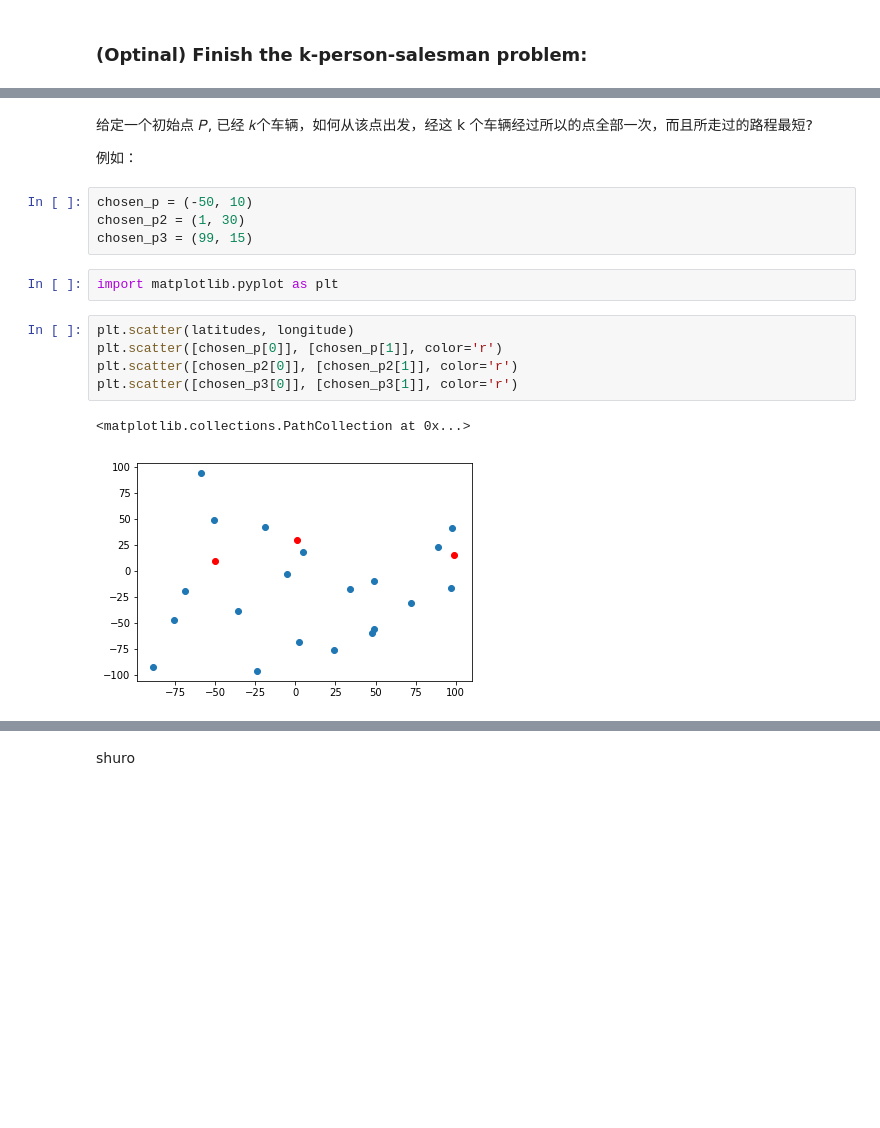
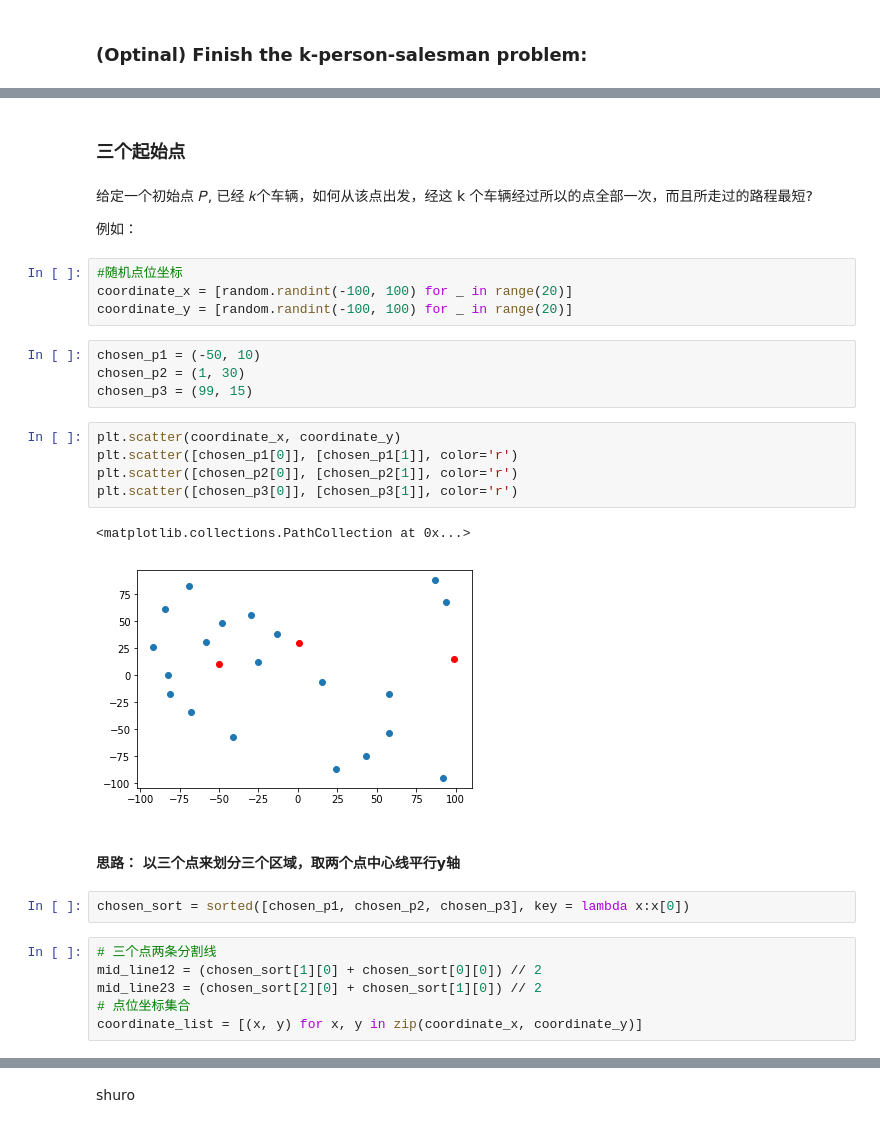
Before and after one commit to huangmgithub/NLP_Course, a Jupyter notebook: Lesson03/Assignment-03.ipynb, the cells around one changed output, grey strips where cells are left out. Cells and saved outputs as stored; diff of their text form; blank space fills up the shorter version.

```diff
--- a/Lesson03/Assignment-03.ipynb
+++ b/Lesson03/Assignment-03.ipynb
@@ -626,18 +812,32 @@ plt.scatter(latitudes, longitude)
+# %% [markdown]
+### 三个起始点
 # %% [markdown]
 给定一个初始点 𝑃, 已经 𝑘个车辆，如何从该点出发，经这 k 个车辆经过所以的点全部一次，而且所走过的路程最短?
 
 例如：
+# %%
+#随机点位坐标
+coordinate_x = [random.randint(-100, 100) for _ in range(20)]
+coordinate_y = [random.randint(-100, 100) for _ in range(20)]
 # %%
-chosen_p = (-50, 10)
+chosen_p1 = (-50, 10)
 chosen_p2 = (1, 30)
 chosen_p3 = (99, 15)
-# %%
-import matplotlib.pyplot as plt
 # %%
-plt.scatter(latitudes, longitude)
-plt.scatter([chosen_p[0]], [chosen_p[1]], color='r')
+plt.scatter(coordinate_x, coordinate_y)
+plt.scatter([chosen_p1[0]], [chosen_p1[1]], color='r')
 plt.scatter([chosen_p2[0]], [chosen_p2[1]], color='r')
 plt.scatter([chosen_p3[0]], [chosen_p3[1]], color='r')
 # %% [output]
 <matplotlib.collections.PathCollection at 0x...>
-[figure, old version]
+[figure, new version]
+# %% [markdown]
+#### 思路： 以三个点来划分三个区域，取两个点中心线平行y轴
+# %%
+chosen_sort = sorted([chosen_p1, chosen_p2, chosen_p3], key = lambda x:x[0])
+# %%
+# 三个点两条分割线
+mid_line12 = (chosen_sort[1][0] + chosen_sort[0][0]) // 2
+mid_line23 = (chosen_sort[2][0] + chosen_sort[1][0]) // 2
+# 点位坐标集合
+coordinate_list = [(x, y) for x, y in zip(coordinate_x, coordinate_y)]
```
Also changed, not shown: parts of 35 cells of this notebook.
